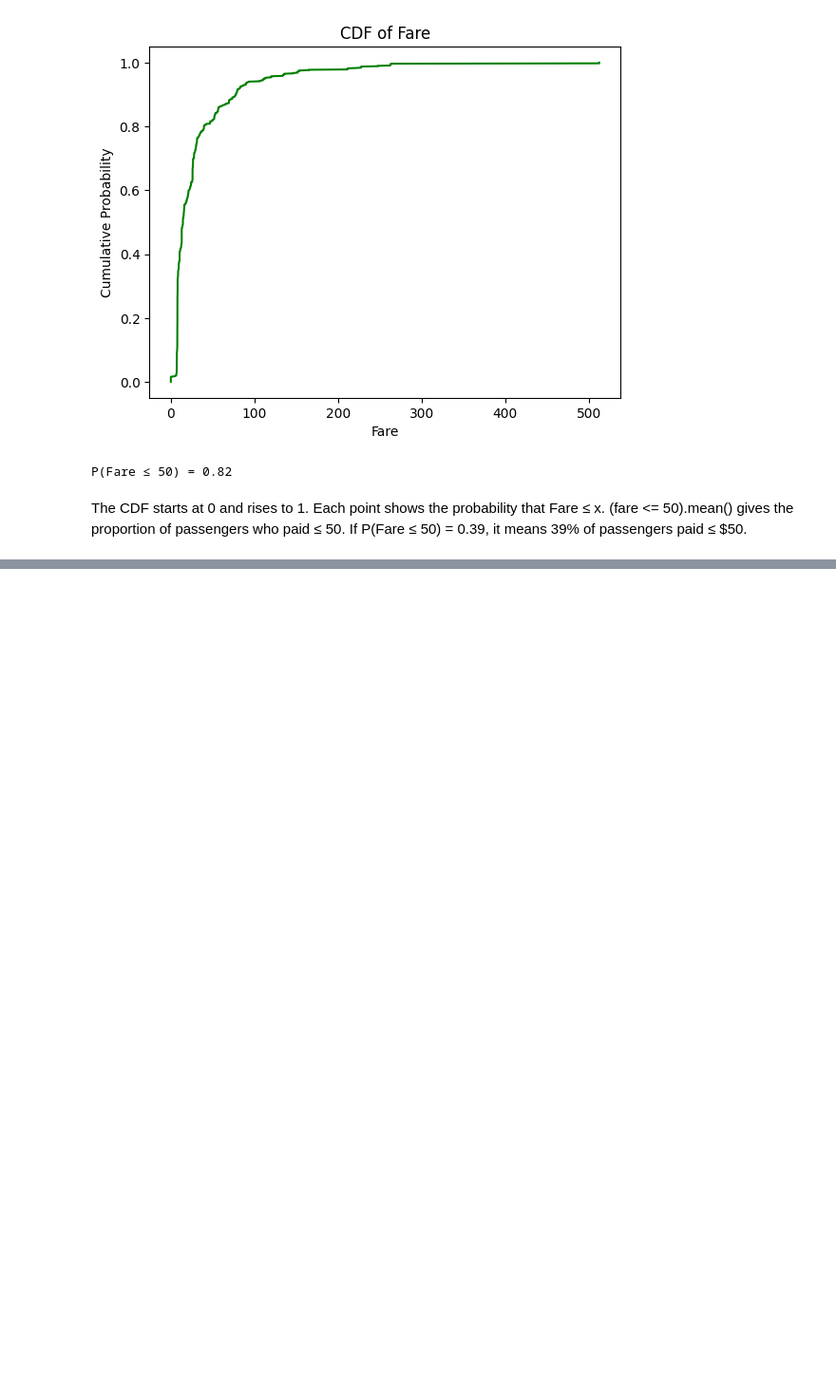
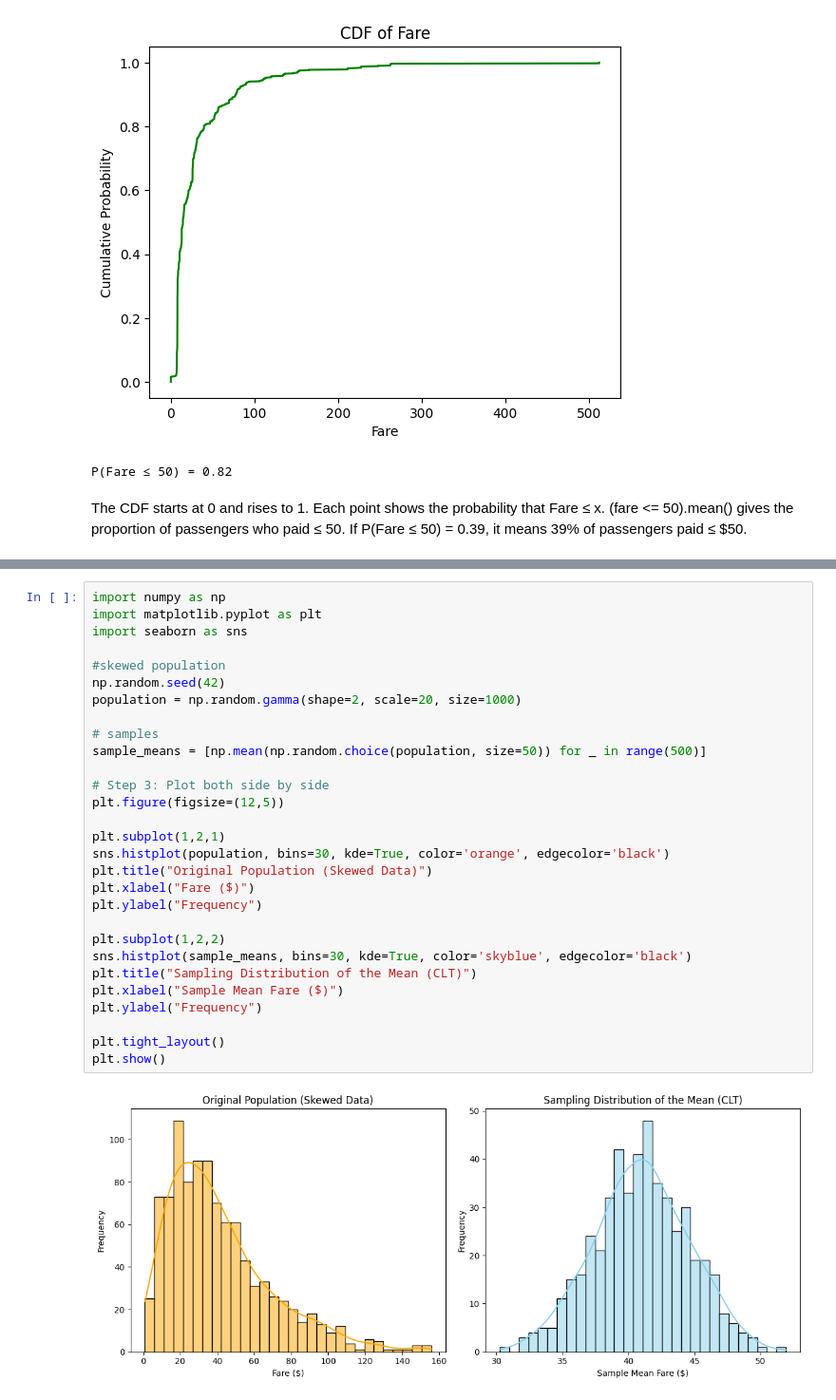
Before and after one commit to monginadiana/statistics, a Jupyter notebook: index.ipynb, the cells around one changed output, grey strips where cells are left out. Shown: that part at 95% size. Drawn from its saved outputs; the diff is of its cells as text; blank space fills up the shorter version.

```diff
--- a/index.ipynb
+++ b/index.ipynb
@@ -175,0 +205,31 @@ If P(Fare ≤ 50) = 0.39, it means 39% of passengers paid ≤ $50.
+# %%
+import numpy as np
+import matplotlib.pyplot as plt
+import seaborn as sns
+
+#skewed population
+np.random.seed(42)
+population = np.random.gamma(shape=2, scale=20, size=1000)
+
+# samples
+sample_means = [np.mean(np.random.choice(population, size=50)) for _ in range(500)]
+
+# Step 3: Plot both side by side
+plt.figure(figsize=(12,5))
+
+plt.subplot(1,2,1)
+sns.histplot(population, bins=30, kde=True, color='orange', edgecolor='black')
+plt.title("Original Population (Skewed Data)")
+plt.xlabel("Fare ($)")
+plt.ylabel("Frequency")
+
+plt.subplot(1,2,2)
+sns.histplot(sample_means, bins=30, kde=True, color='skyblue', edgecolor='black')
+plt.title("Sampling Distribution of the Mean (CLT)")
+plt.xlabel("Sample Mean Fare ($)")
+plt.ylabel("Frequency")
+
+plt.tight_layout()
+plt.show()
+# %% [output]
+[figure, added]
```
Also changed, not shown: parts of 2 cells of this notebook, 3 other files.
